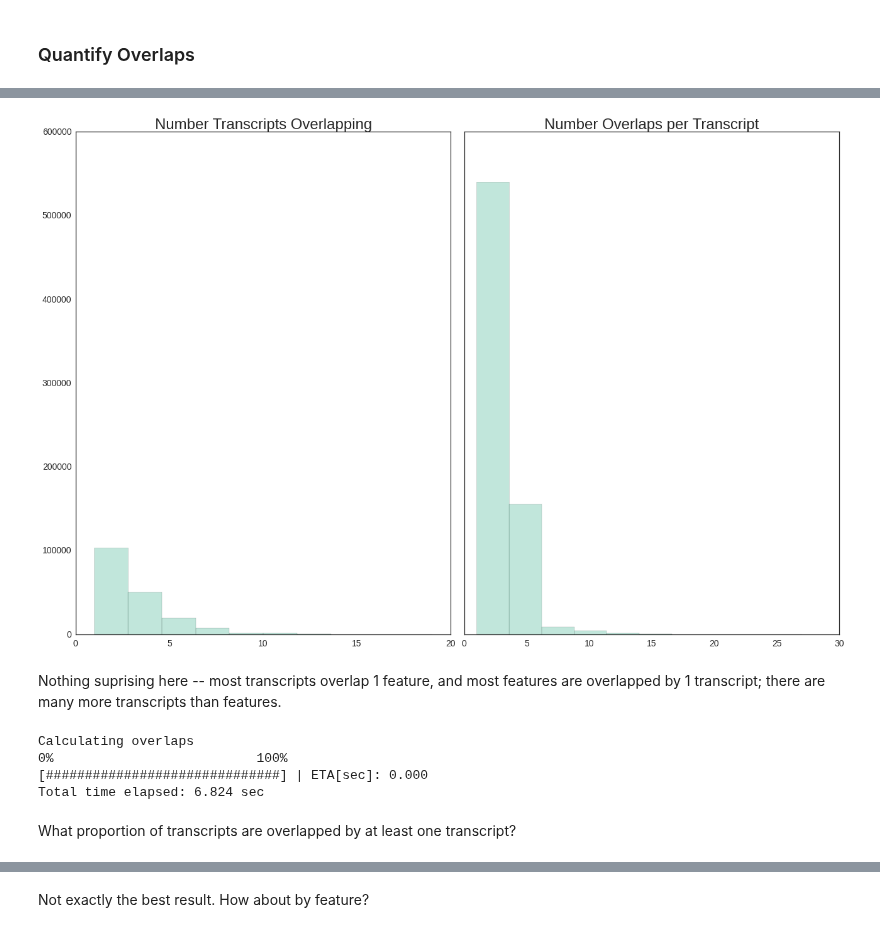
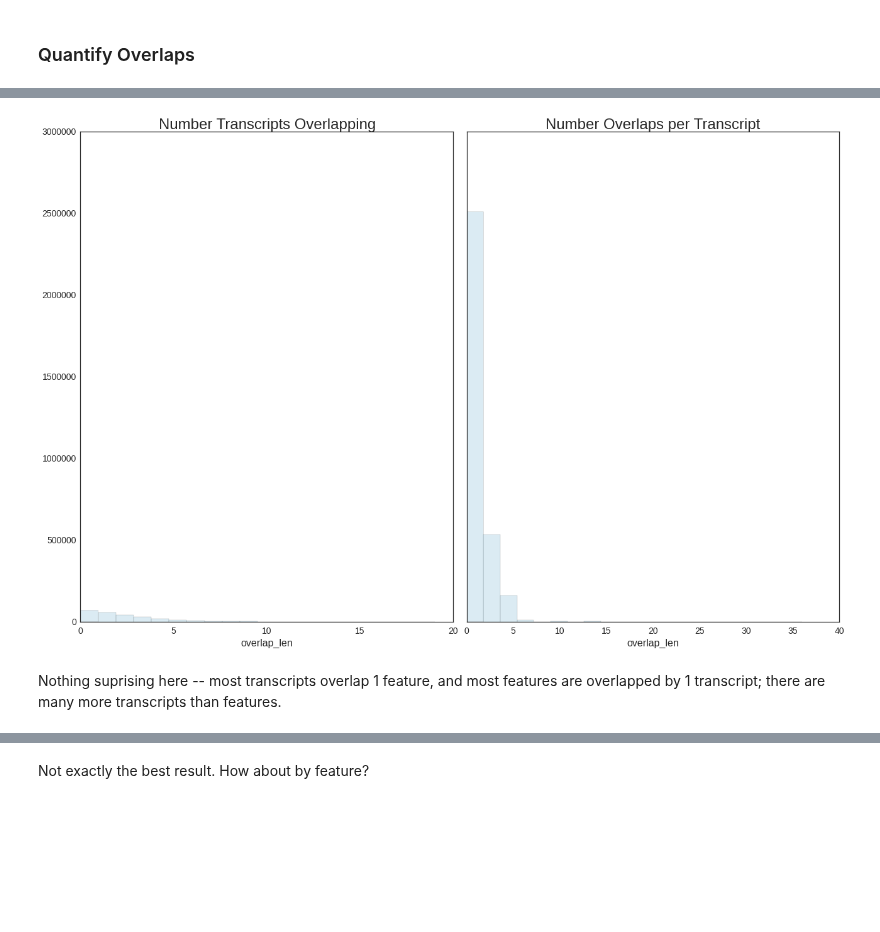
Before and after one commit to standage/2015-petMarSB, a Jupyter notebook: notebooks/petmar-cross-validate.ipynb, the cells around one changed output, grey strips where cells are left out. Saved outputs shown, nothing was run; the diff lists cells and outputs as text; code cells hidden in the pictures; blank space fills up the shorter version.

Commit message:
Add intervaltools tests, lots of changes to notebook

```diff
--- a/notebooks/petmar-cross-validate.ipynb
+++ b/notebooks/petmar-cross-validate.ipynb
@@ -223,6 +239,6 @@ Good, it appears to work!
 # %%
-bar = pyprind.ProgBar(len(genome_interval_df), stream=1, title='Calculating overlaps')
-ann_aln_ov_df = ivt.get_ann_aln_overlap_df(genome_interval_df, cutoff=0.9, bar=bar)
+bar = pyprind.ProgBar(len(lamp10_forest_df), stream=1, title='Calculating overlaps')
+ann_aln_ov_df = ivt.get_ann_aln_overlap_df(lamp10_forest_df, cutoff=0.9, bar=bar)
 # %% [output]
 Calculating overlaps
 0%                          100%
@@ -231,4 +247,4 @@ Total time elapsed: 11.348 sec
 # %%
-ann_aln_ov_df.sort_index(inplace=True)
+ann_aln_ov_df.sort(columns='ann_id', inplace=True)
 # %%
 store['lamp10_ann_aln_ov_df'] = ann_aln_ov_df
@@ -235,6 +261,6 @@ store['lamp10_ann_aln_ov_df'] = ann_aln_ov_df
 # %%
-bar = pyprind.ProgBar(len(genome_interval_df), stream=1, title='Calculating overlaps')
-aln_ann_ov_df = ivt.get_aln_ann_overlap_df(genome_interval_df, cutoff=0.9, bar=bar)
+bar = pyprind.ProgBar(len(lamp10_forest_df), stream=1, title='Calculating overlaps')
+aln_ann_ov_df = ivt.get_aln_ann_overlap_df(lamp10_forest_df, cutoff=0.9, bar=bar)
 # %% [output]
 Calculating overlaps
 0%                          100%
@@ -248,20 +338,12 @@ store['lamp10_aln_ann_ov_df'] = aln_ann_ov_df
 # %%
-with sns.color_palette('Set2'), FigManager(ncols=2, sharey=True) as (fix, ax):
-    sns.distplot(ann_aln_ov_df.groupby(level=0).count(), kde=False, bins=10,
+with FigManager(ncols=2, sharey=True) as (fix, ax):
+    sns.distplot(ann_aln_ov_df.groupby('ann_id').count().overlap_len, kde=False, bins=20,
                  ax=ax[0])
     ax[0].set_title('Number Transcripts Overlapping')
-    sns.distplot(aln_ann_ov_df.groupby(level=0).count(), kde=False, bins=10,
+    sns.distplot(aln_ann_ov_df.groupby('aln_id').count().overlap_len, kde=False, bins=20,
                  ax=ax[1])
     ax[1].set_title('Number Overlaps per Transcript')
 # %% [output]
-[figure, old version]
+[figure, new version]
 # %% [markdown]
 Nothing suprising here -- most transcripts overlap 1 feature, and most features are overlapped by 1 transcript; there are many more transcripts than features.
-# %%
-bar = pyprind.ProgBar(len(genome_interval_df), stream=1, title='Calculating overlaps')
-ann_aln_ov_merged_df = ivt.get_ann_aln_overlap_df(genome_interval_df, cutoff=0.9, merge=True, bar=bar)
-# %% [output]
-Calculating overlaps
-0%                          100%
-[##############################] | ETA[sec]: 0.000
-Total time elapsed: 6.824 sec
@@ -274,2 +349,0 @@ ann_overlap_merged_vec.update(ann_aln_ov_merged_df.overlap_len > 0)
-# %% [markdown]
-What proportion of transcripts are overlapped by at least one transcript?
```
Also changed, not shown: parts of 68 cells of this notebook, 2 other files.
